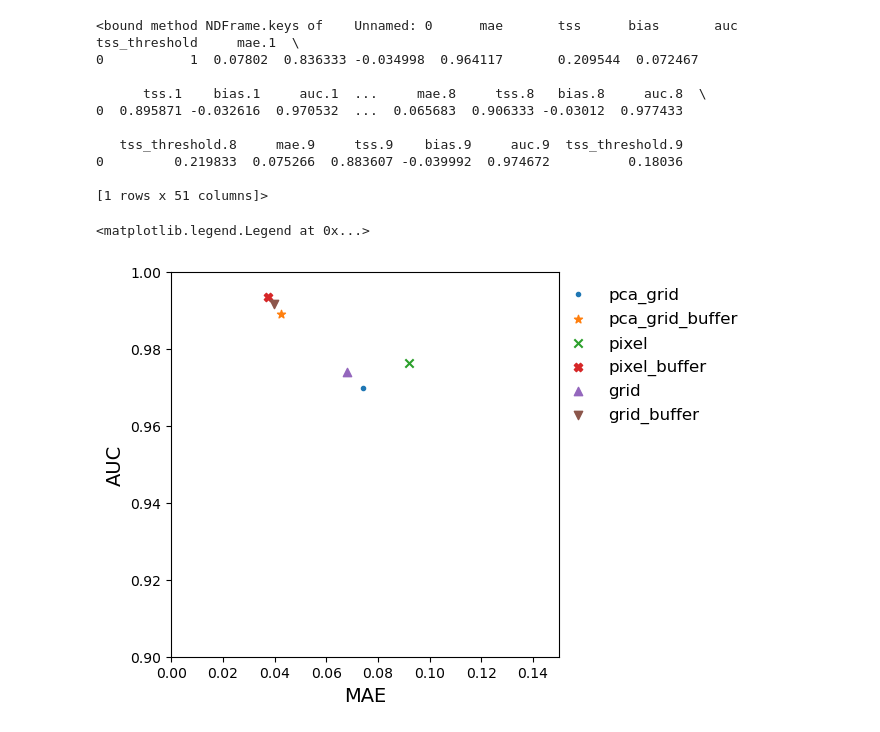
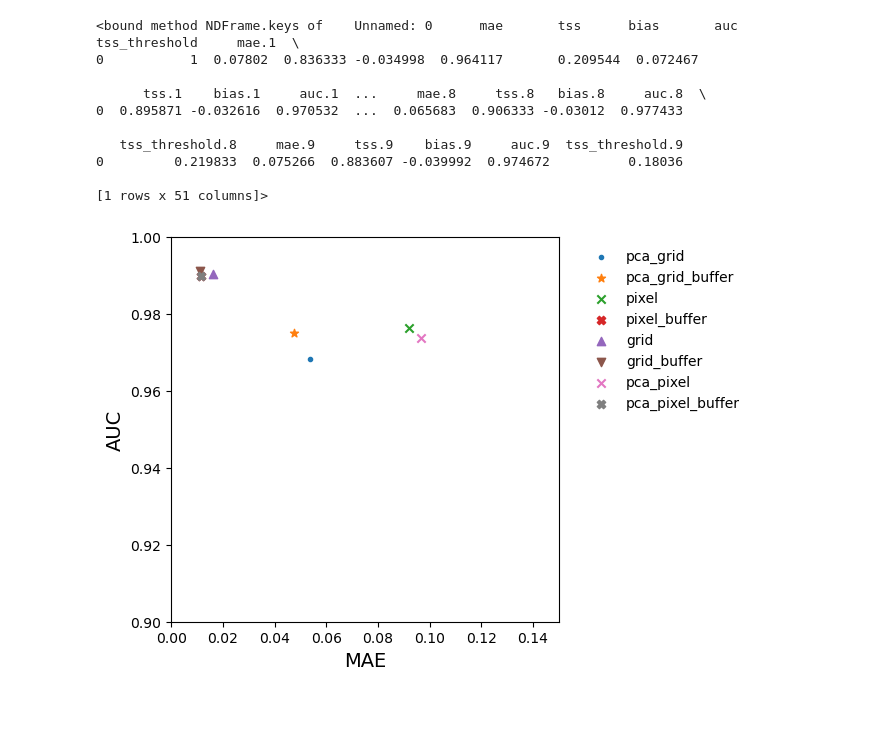
Before and after one commit to largeseabass/r_chagasM, a Jupyter notebook: plot_file/plot_other.ipynb, the cells around one changed output. Cells and saved outputs as stored; diff of their text form; code cells hidden in the pictures.

```diff
--- a/plot_file/plot_other.ipynb
+++ b/plot_file/plot_other.ipynb
@@ -64,3 +64,6 @@ pca_grid_auc,pca_grid_mae = get_auc_mae("/Users/vivianhuang/Desktop/R-modeling-s
 0         0.219833  0.075266  0.883607 -0.039992  0.974672          0.18036
 
 [1 rows x 51 columns]>
+# %%
+output_dir = "/Users/liting/Documents/GitHub/r_chagasM/output/"
+this_bug = "Rec"
@@ -67,24 +91,33 @@ pca_grid_auc,pca_grid_mae = get_auc_mae("/Users/vivianhuang/Desktop/R-modeling-s
 # %%
 plt.figure(figsize=(5,5))
-pca_grid_auc,pca_grid_mae = get_auc_mae("/Users/vivianhuang/Desktop/R-modeling-scripts/r_chagasM/output/kfold_grid_process/San/evaluate/cv_metric_results.csv")
+
+pca_grid_auc,pca_grid_mae = get_auc_mae(output_dir+"/kfold_grid_process/"+this_bug+"/evaluate/cv_metric_results.csv")
 plt.scatter(pca_grid_mae, pca_grid_auc,label="pca_grid",marker='.')
-pca_grid_buffer_auc,pca_grid_buffer_mae = get_auc_mae("/Users/vivianhuang/Desktop/R-modeling-scripts/r_chagasM/output/kfold_grid_buffer_process/San/evaluate/cv_metric_results.csv")
+pca_grid_buffer_auc,pca_grid_buffer_mae = get_auc_mae(output_dir+"/kfold_grid_buffer_process/"+this_bug+"/evaluate/cv_metric_results.csv")
 plt.scatter(pca_grid_buffer_mae, pca_grid_buffer_auc,label="pca_grid_buffer",marker="*")
-pixel_auc,pixel_mae = get_auc_mae("/Users/vivianhuang/Desktop/R-modeling-scripts/r_chagasM/output/kfold/San/evaluate/cv_metric_results.csv")
+
+pixel_auc,pixel_mae = get_auc_mae(output_dir+"/kfold/San/evaluate/cv_metric_results.csv")
 plt.scatter(pixel_mae,pixel_auc,label="pixel",marker='x')
-pixel_buffer_auc,pixel_buffer_mae = get_auc_mae("/Users/vivianhuang/Desktop/R-modeling-scripts/r_chagasM/output/kfold_buffer/San/evaluate/cv_metric_results.csv")
+pixel_buffer_auc,pixel_buffer_mae = get_auc_mae(output_dir+"/kfold_buffer/"+this_bug+"/evaluate/cv_metric_results.csv")
 plt.scatter(pixel_buffer_mae,pixel_buffer_auc,label="pixel_buffer",marker="X")
-grid_auc,grid_mae = get_auc_mae("/Users/vivianhuang/Desktop/R-modeling-scripts/r_chagasM/output/kfold_grid/San/evaluate/cv_metric_results.csv")
+
+grid_auc,grid_mae = get_auc_mae(output_dir+"/kfold_grid/"+this_bug+"/evaluate/cv_metric_results.csv")
 plt.scatter(grid_mae,grid_auc,label="grid",marker="^")
-grid_buffer_auc,grid_buffer_mae = get_auc_mae("/Users/vivianhuang/Desktop/R-modeling-scripts/r_chagasM/output/kfold_grid_buffer/San/evaluate/cv_metric_results.csv")
+grid_buffer_auc,grid_buffer_mae = get_auc_mae(output_dir+"/kfold_grid_buffer/"+this_bug+"/evaluate/cv_metric_results.csv")
 plt.scatter(grid_buffer_mae,grid_buffer_auc,label="grid_buffer",marker="v")
+
+pca_pixel_auc,pca_pixel_mae = get_auc_mae(output_dir+"/kfold_process/San/evaluate/cv_metric_results.csv")
+plt.scatter(pca_pixel_mae,pca_pixel_auc,label="pca_pixel",marker='x')
+pca_pixel_buffer_auc,pca_pixel_buffer_mae = get_auc_mae(output_dir+"/kfold_buffer_process/"+this_bug+"/evaluate/cv_metric_results.csv")
+plt.scatter(pixel_buffer_mae,pixel_buffer_auc,label="pca_pixel_buffer",marker="X")
+
 plt.xlim([0,0.15])
 plt.ylim([0.9,1])
 plt.xlabel("MAE",fontsize=14)
 plt.ylabel("AUC",fontsize=14)
 plt.legend(bbox_to_anchor=(1.5, 1.00),
            frameon=False,
-           fontsize=12)
+           fontsize=10)
+plt.savefig(output_dir+"/figures/maxent_method_comparison"+this_bug+".png",dpi=200,bbox_inches='tight')
 # %% [output]
-<matplotlib.legend.Legend at 0x...>
-[figure, old version]
+[figure, new version]
```
Also changed, not shown: parts of 2 cells of this notebook, 2 other files.
